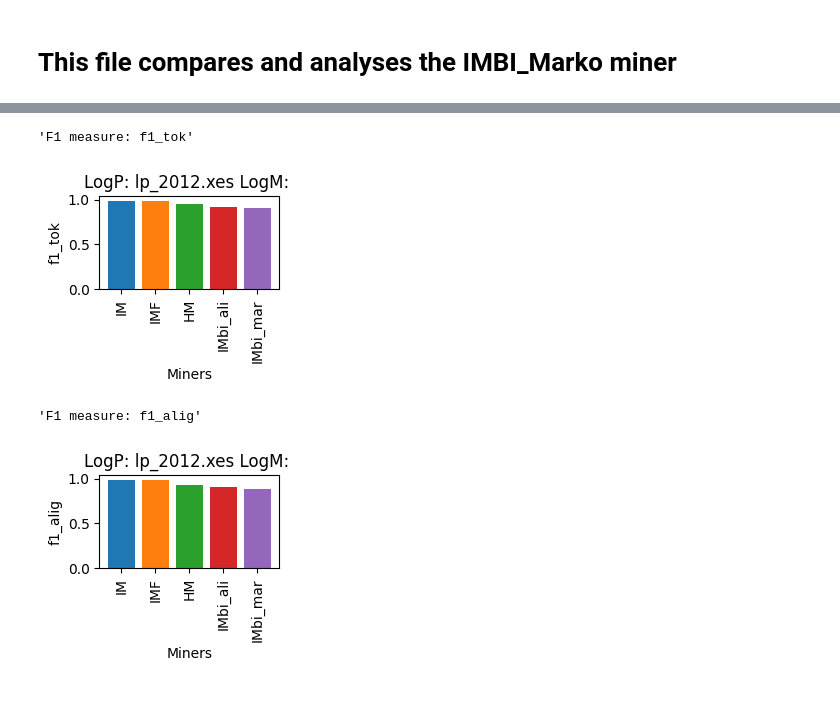
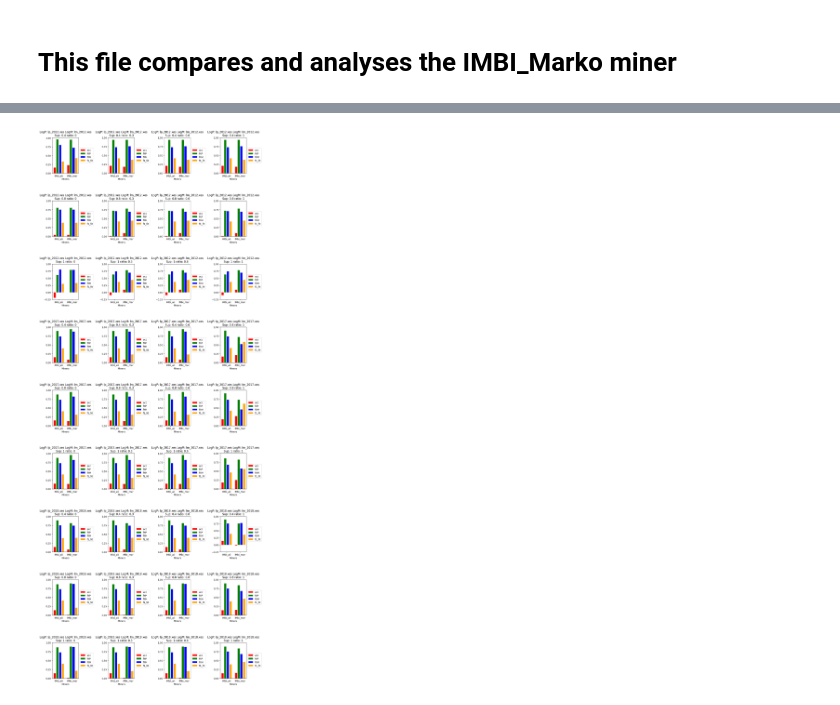
Before and after one commit to GoldschmidtMarko/IMBI_Master, a Jupyter notebook: analysing/comparison.ipynb, the cells around one changed output, grey strips where cells are left out. Cells and saved outputs as stored; diff of their text form; code cells hidden in the pictures.

```diff
--- a/analysing/comparison.ipynb
+++ b/analysing/comparison.ipynb
@@ -202,49 +304,43 @@ Running IMbi_mar
+# %%
+displayDoubleLog(df)
+# %% [output]
+[figure, added]
 # %%
 
-# display f1 score subplots
-df_grouped = df.groupby(by=["logP_Name",	"logM_Name"], group_keys=True).apply(lambda x : x)
-# display(dfN)
+def displaySingleLog(df, saveFig = False):
+  df_grouped = df.groupby(by=["logP_Name",	"logM_Name"], group_keys=True).apply(lambda x : x)
 
-numberOfPlotPerRow = 3
-rows = math.ceil(float(len(df_grouped.index.unique()))/numberOfPlotPerRow)
-cols = min(len(df_grouped.index.unique()),numberOfPlotPerRow)
+  numberOfPlotPerRow = 3
+  rows = math.ceil(float(len(df_grouped.index.unique()))/numberOfPlotPerRow)
+  cols = min(len(df_grouped.index.unique()),numberOfPlotPerRow)
 
 
-for f1_measure in ["f1_tok", "f1_alig"]:
-  fig, axs = plt.subplots(rows, cols, figsize=(15 * (cols / numberOfPlotPerRow), 4 * rows), squeeze=False)
-  fig.tight_layout(pad=10.0)
-  cur_Row = 0
-  cur_Col = 0
-  for logGroup in df_grouped.index.unique():
-    df_log_grouped = df_grouped.loc[logGroup]
-    axs[cur_Row,cur_Col].set_title("LogP: " + logGroup[0] + " LogM: " + logGroup[1])
-    axs[cur_Row,cur_Col].set_ylabel(f1_measure)
-    axs[cur_Row,cur_Col].set_xlabel("Miners")
-    j = 0
-    xTickLabel = []
-    idx = []
-    for miner, f1_tok in zip(df_log_grouped.miner, df_log_grouped[f1_measure]):
-      axs[cur_Row,cur_Col].bar(j,f1_tok, label=str(miner))
-      xTickLabel.append(miner)
-      idx.append(j)
-      j += 1
-    axs[cur_Row,cur_Col].set_xticks(idx)
-    axs[cur_Row,cur_Col].set_xticklabels(xTickLabel, rotation=90)
-    cur_Col += 1
-    if cur_Col == numberOfPlotPerRow:
-      cur_Row += 1
-      cur_Col = 0
+  for f1_measure in ["f1_tok", "f1_alig"]:
+    fig, axs = plt.subplots(rows, cols, figsize=(15 * (cols / numberOfPlotPerRow), 4 * rows), squeeze=False)
+    fig.tight_layout(pad=10.0)
+    cur_Row = 0
+    cur_Col = 0
+    for logGroup in df_grouped.index.unique():
+      df_log_grouped = df_grouped.loc[logGroup]
+      axs[cur_Row,cur_Col].set_title("LogP: " + logGroup[0] + " LogM: " + logGroup[1])
+      axs[cur_Row,cur_Col].set_ylabel(f1_measure)
+      axs[cur_Row,cur_Col].set_xlabel("Miners")
+      j = 0
+      xTickLabel = []
+      idx = []
+      for miner, f1_tok in zip(df_log_grouped.miner, df_log_grouped[f1_measure]):
+        axs[cur_Row,cur_Col].bar(j,f1_tok, label=str(miner))
+        xTickLabel.append(miner)
+        idx.append(j)
+        j += 1
+      axs[cur_Row,cur_Col].set_xticks(idx)
+      axs[cur_Row,cur_Col].set_xticklabels(xTickLabel, rotation=90)
+      cur_Col += 1
+      if cur_Col == numberOfPlotPerRow:
+        cur_Row += 1
+        cur_Col = 0
 
-
-  display("F1 measure: " + f1_measure)
-  plt.show()
-  fig.savefig("plot_" + f1_measure + ".pdf")
-
-
-#alignment
+    plt.show()
+    if saveFig:
+      fig.savefig("plot_" + f1_measure + ".pdf")
-# %% [output]
-'F1 measure: f1_tok'
-[figure, removed]
-'F1 measure: f1_alig'
-[figure, removed]
 # %%
```
Also changed, not shown: parts of 12 cells of this notebook, 3 other files.
